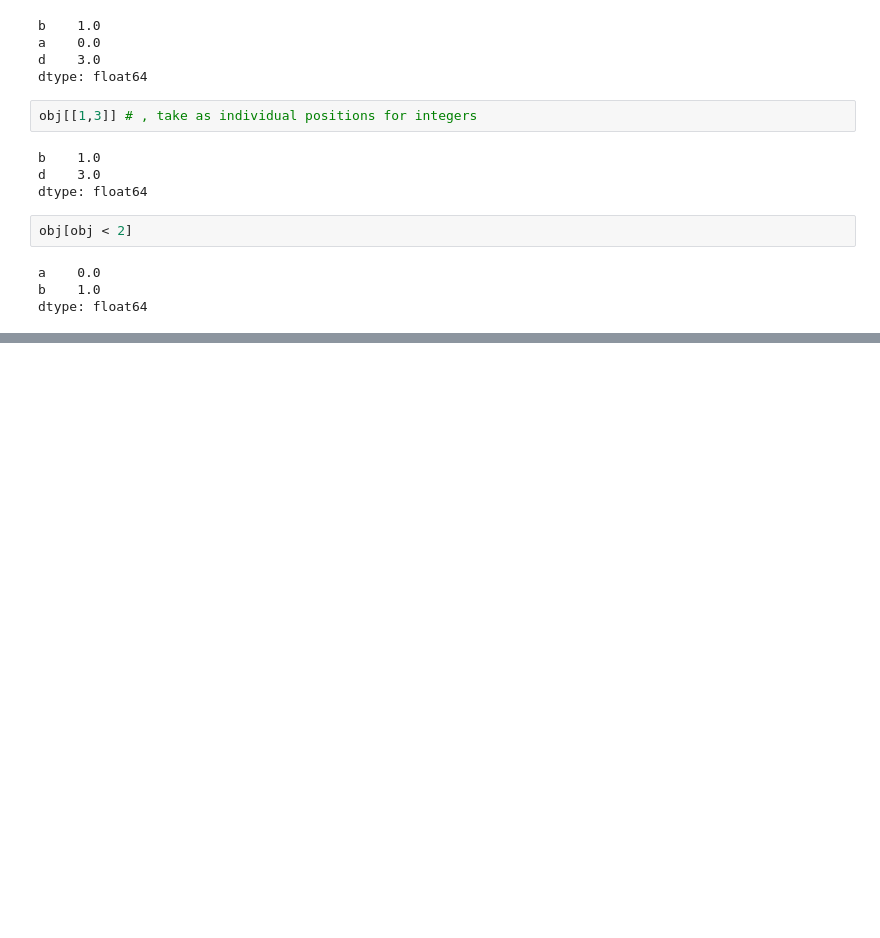
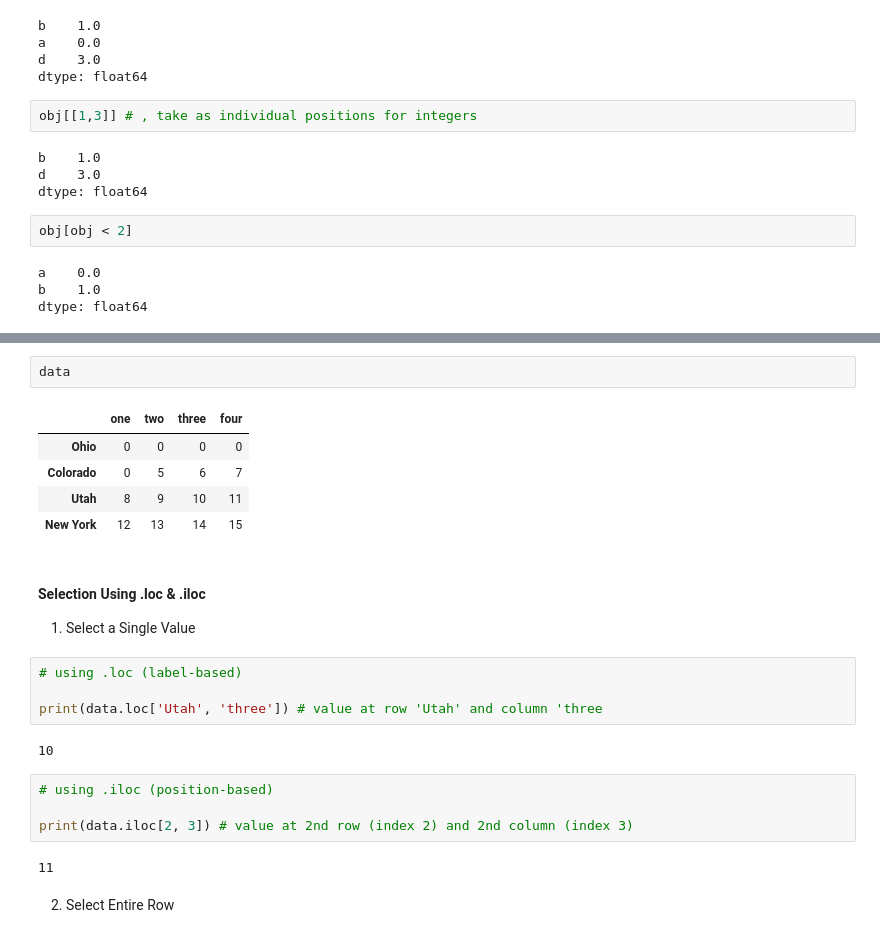
Before and after one commit to f-ckyou/pandas, a Jupyter notebook: pd-5/6_indexing_selection&filtering.ipynb, the cells around one changed output, grey strips where cells are left out. Drawn from its saved outputs; the diff is of its cells as text; blank space fills up the shorter version.

```diff
--- a/pd-5/6_indexing_selection&filtering.ipynb
+++ b/pd-5/6_indexing_selection&filtering.ipynb
@@ -90,0 +267,26 @@ dtype: int64
+# %%
+data
+# %% [output]
+|  | one | two | three | four |
+| Ohio | 0 | 0 | 0 | 0 |
+| Colorado | 0 | 5 | 6 | 7 |
+| Utah | 8 | 9 | 10 | 11 |
+| New York | 12 | 13 | 14 | 15 |
+# %% [markdown]
+#### Selection Using .loc & .iloc
+
+1. Select a Single Value
+# %%
+# using .loc (label-based)
+
+print(data.loc['Utah', 'three']) # value at row 'Utah' and column 'three
+# %% [output]
+10
+# %%
+# using .iloc (position-based)
+
+print(data.iloc[2, 3]) # value at 2nd row (index 2) and 2nd column (index 3)
+# %% [output]
+11
+# %% [markdown]
+2. Select Entire Row
```
Also changed, not shown: parts of 48 cells of this notebook.
